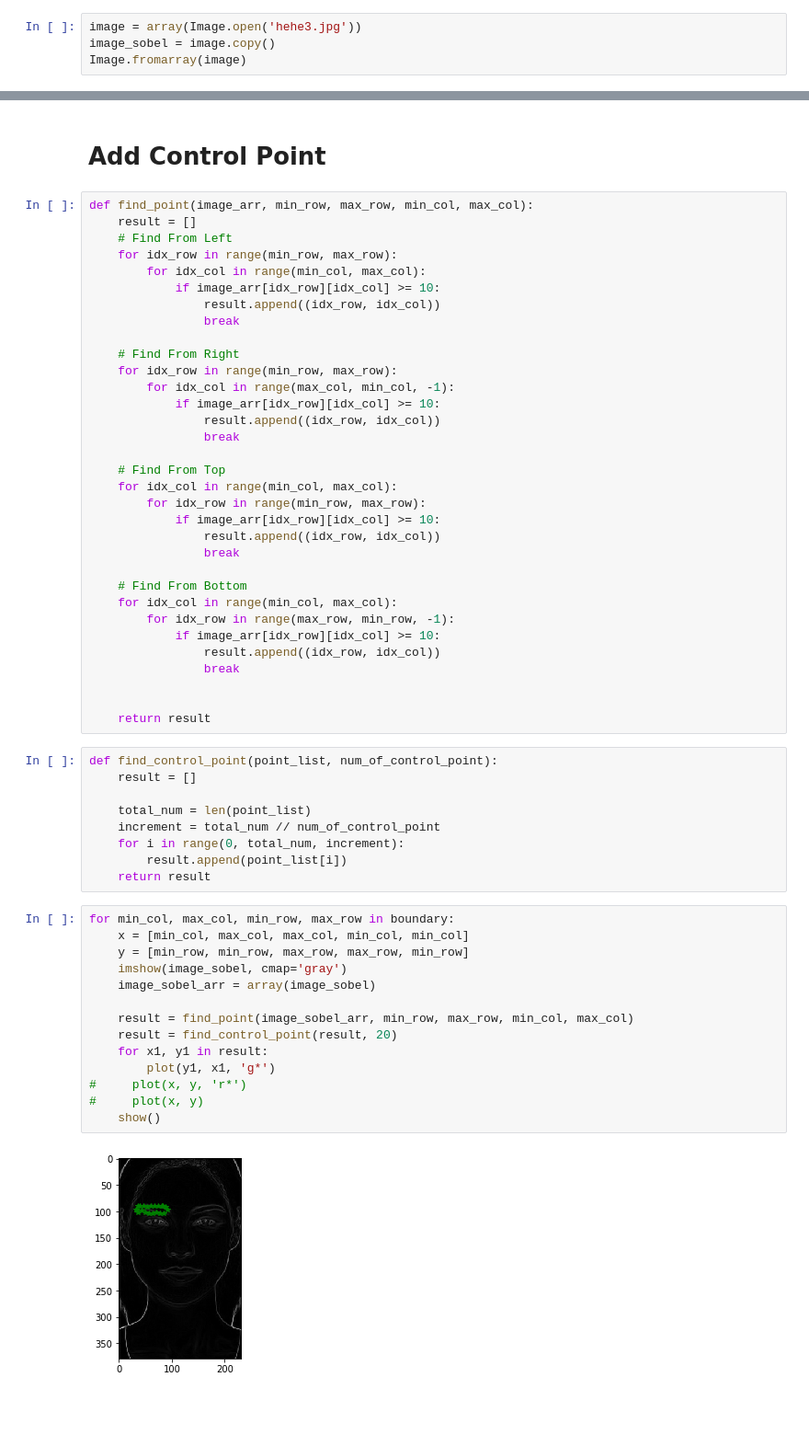
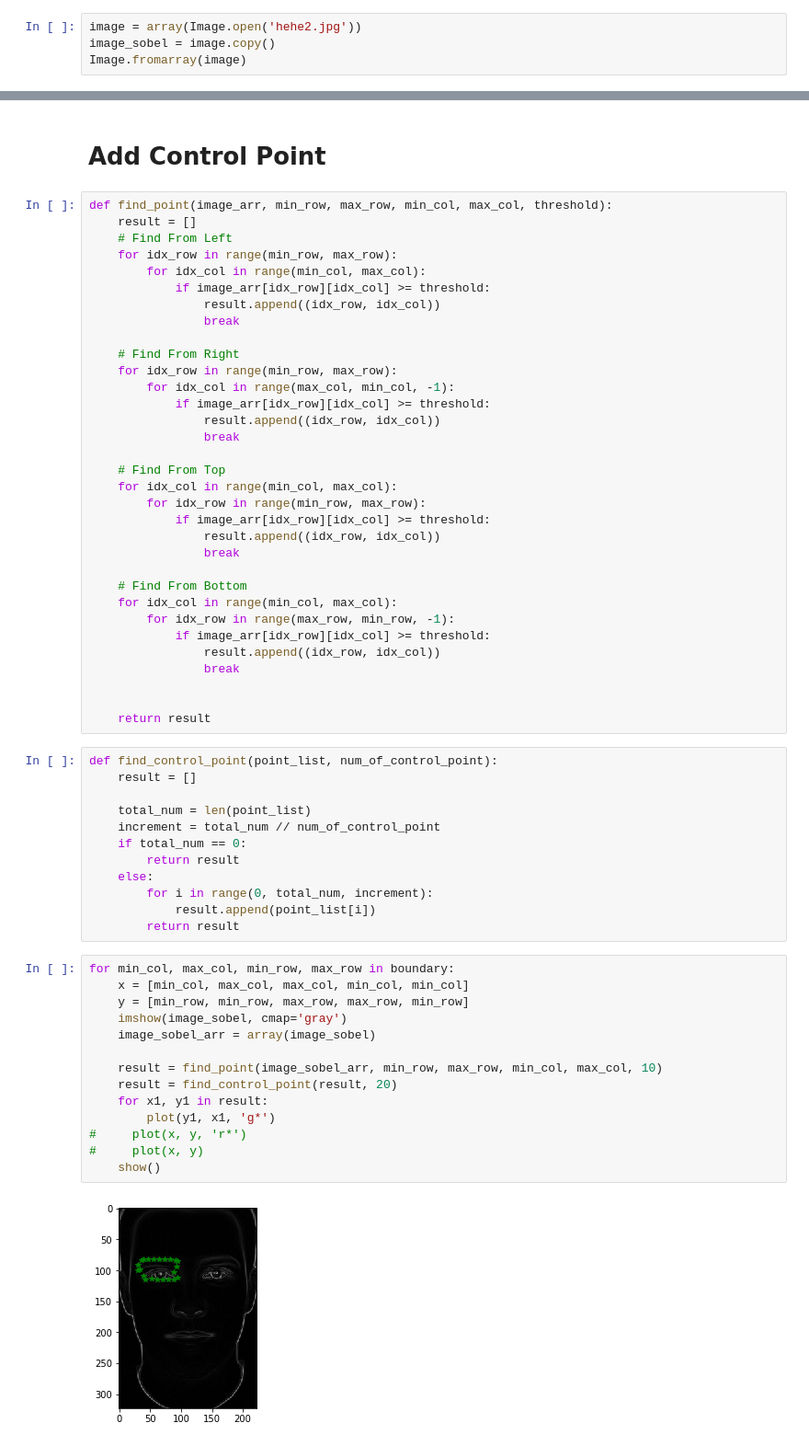
Before and after one commit to agusgun/IF4073-Pengcit, a Jupyter notebook: notebooks/Sobel.ipynb, the cells around one changed output, grey strips where cells are left out. Shown at 92% size. Saved outputs shown, nothing was run; the diff lists cells and outputs as text; blank space fills up the shorter version.

```diff
--- a/notebooks/Sobel.ipynb
+++ b/notebooks/Sobel.ipynb
@@ -11,7 +11,7 @@ sys.getrecursionlimit()
 # %% [output]
 1000000000
 # %%
-image = array(Image.open('hehe3.jpg'))
+image = array(Image.open('hehe2.jpg'))
 image_sobel = image.copy()
 Image.fromarray(image)
 # %% [output]
@@ -648,33 +619,33 @@ for min_col, max_col, min_row, max_row in boundary:
 # %% [markdown]
 # Add Control Point
 # %%
-def find_point(image_arr, min_row, max_row, min_col, max_col):
+def find_point(image_arr, min_row, max_row, min_col, max_col, threshold):
     result = []
     # Find From Left
     for idx_row in range(min_row, max_row):
         for idx_col in range(min_col, max_col):
-            if image_arr[idx_row][idx_col] >= 10:
+            if image_arr[idx_row][idx_col] >= threshold:
                 result.append((idx_row, idx_col))
                 break
 
     # Find From Right
     for idx_row in range(min_row, max_row):
         for idx_col in range(max_col, min_col, -1):
-            if image_arr[idx_row][idx_col] >= 10:
+            if image_arr[idx_row][idx_col] >= threshold:
                 result.append((idx_row, idx_col))
                 break
 
     # Find From Top
     for idx_col in range(min_col, max_col):
         for idx_row in range(min_row, max_row):
-            if image_arr[idx_row][idx_col] >= 10:
+            if image_arr[idx_row][idx_col] >= threshold:
                 result.append((idx_row, idx_col))
                 break
 
     # Find From Bottom
     for idx_col in range(min_col, max_col):
         for idx_row in range(max_row, min_row, -1):
-            if image_arr[idx_row][idx_col] >= 10:
+            if image_arr[idx_row][idx_col] >= threshold:
                 result.append((idx_row, idx_col))
                 break
 
@@ -686,22 +657,25 @@ def find_control_point(point_list, num_of_control_point):
 
     total_num = len(point_list)
     increment = total_num // num_of_control_point
-    for i in range(0, total_num, increment):
-        result.append(point_list[i])
-    return result
+    if total_num == 0:
+        return result
+    else:
+        for i in range(0, total_num, increment):
+            result.append(point_list[i])
+        return result
 # %%
 for min_col, max_col, min_row, max_row in boundary:
     x = [min_col, max_col, max_col, min_col, min_col]
     y = [min_row, min_row, max_row, max_row, min_row]
     imshow(image_sobel, cmap='gray')
     image_sobel_arr = array(image_sobel)
 
-    result = find_point(image_sobel_arr, min_row, max_row, min_col, max_col)
+    result = find_point(image_sobel_arr, min_row, max_row, min_col, max_col, 10)
     result = find_control_point(result, 20)
     for x1, y1 in result:
         plot(y1, x1, 'g*')
 #     plot(x, y, 'r*')
 #     plot(x, y)
     show()
 # %% [output]
-[figure, old version]
+[figure, new version]
```
Also changed, not shown: parts of 39 cells of this notebook, 1 other file.
